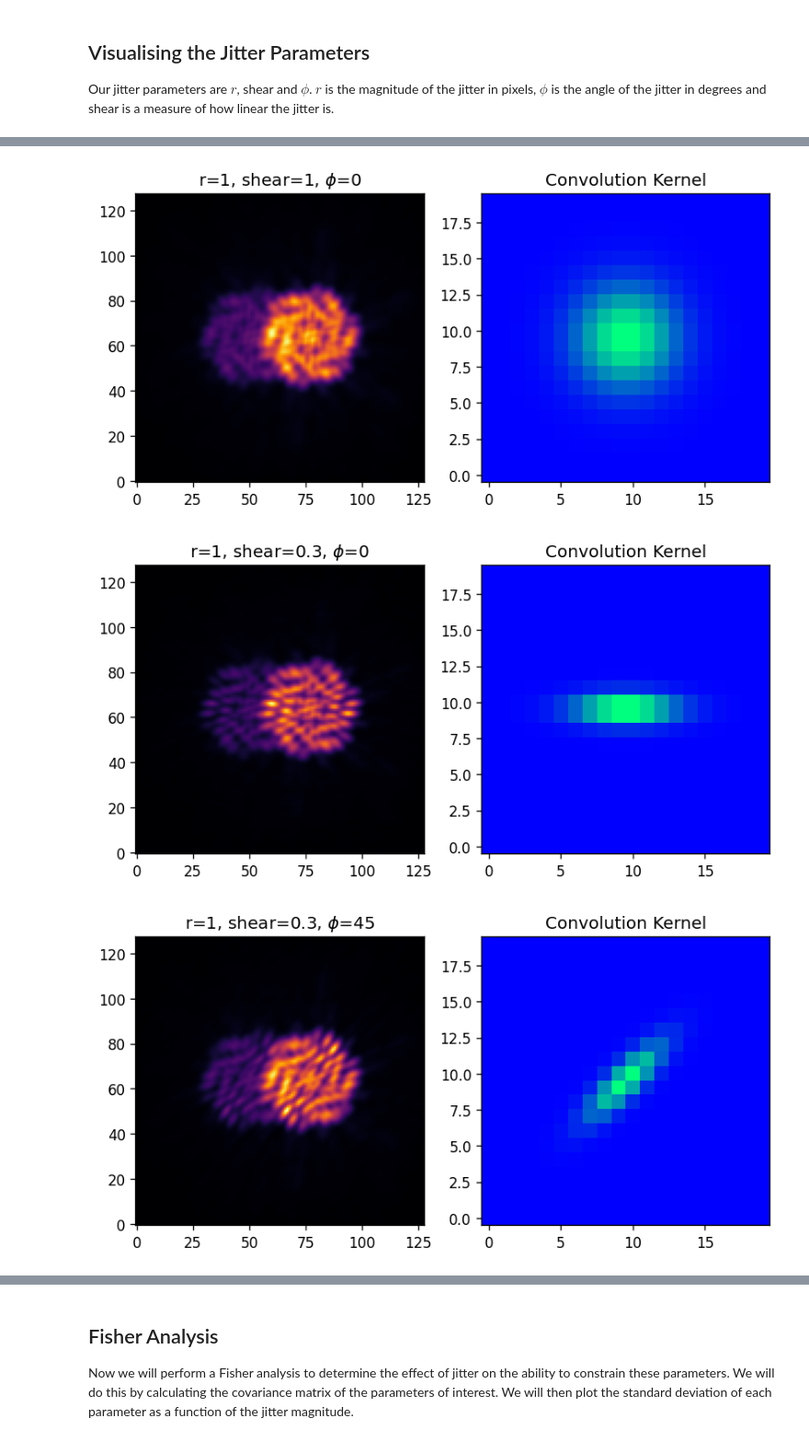
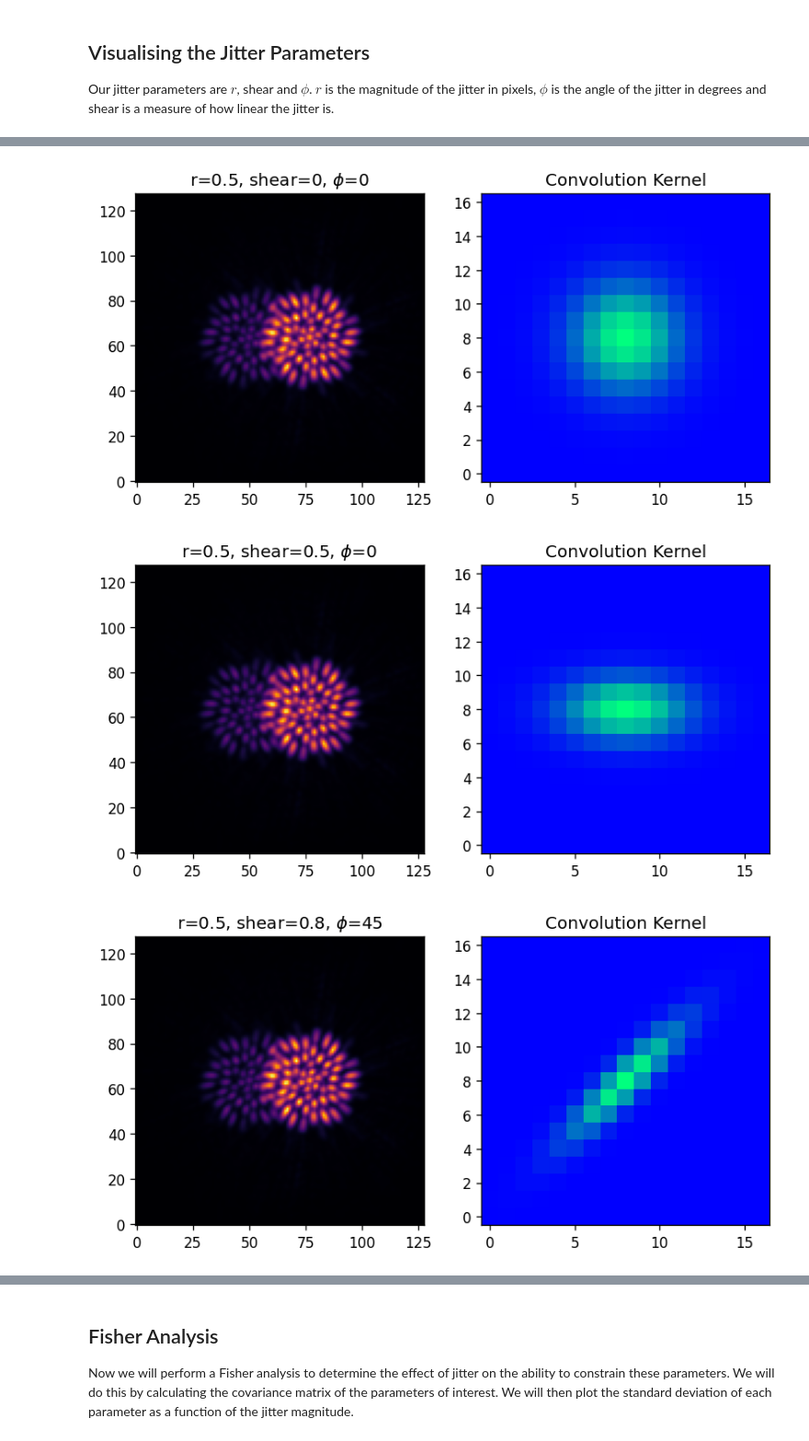
Before and after one commit to maxecharles/toliman-phd, a Jupyter notebook: notebooks/jitter_fisher.ipynb, the cells around one changed output, grey strips where cells are left out. Shown at 92% size. Drawn from its saved outputs; the diff is of its cells as text; code cells hidden in the pictures.

```diff
--- a/notebooks/jitter_fisher.ipynb
+++ b/notebooks/jitter_fisher.ipynb
@@ -35,18 +35,22 @@ Here we build our dLux forwards model with parametric jitter.
 # %%
 pscale = .375  # arcsec/pixel
 det_npix = 128
-oversample = 4
+oversample = 8
+kernel_oversample = 12
 wf_npixels = 512
-kernel_size = 20
-jitter_params = {"r": 7.5e-3, "shear": 1, "phi": 0}
+kernel_size = 17  # odd integer
+jitter_params = {"r": 1e-5, "shear": 0, "phi": 0}
+radial_orders = [2, 3]
 # %%
 src = dlT.AlphaCen()
-osys = dlT.TolimanOptics(wf_npixels=512, psf_pixel_scale=pscale, psf_oversample=oversample, psf_npixels=det_npix*oversample)
 det = dl.LayeredDetector([
-    (ApplyJitter(**jitter_params, kernel_size=kernel_size), 'Jitter'),
+    (ApplyJitter(**jitter_params, kernel_size=kernel_size, kernel_oversample=kernel_oversample), 'Jitter'),
     (dl.IntegerDownsample(oversample), 'Downsample'),
 ])
 
+osys = dlT.TolimanOptics(wf_npixels=512, radial_orders=radial_orders, psf_pixel_scale=pscale, psf_oversample=oversample, psf_npixels=det_npix*oversample)
+osys = osys.divide('aperture.basis', 1e9) # Set basis units to nanometers
+
 telescope = dl.Instrument(sources=src, optics=osys, detector=det)
 # %% [markdown]
 
@@ -63,9 +67,9 @@ def show_jitter_example(instrument, r, shear, phi):
     ax1.set(title='Convolution Kernel')
     plt.show()
 
-show_jitter_example(telescope, 7.5e-3, 1, 0)
-show_jitter_example(telescope, 0.5, 1, 0)
-show_jitter_example(telescope, 1, 1, 0)
-show_jitter_example(telescope, 1, 0.3, 0)
-show_jitter_example(telescope, 1, 0.3, 45)
+show_jitter_example(telescope, 1e-5, 0, 0)
+show_jitter_example(telescope, 0.05, 0, 0)
+show_jitter_example(telescope, 0.5, 0, 0)
+show_jitter_example(telescope, 0.5, 0.5, 0)
+show_jitter_example(telescope, 0.5, 0.8, 45)
 # %% [output]
@@ -74,3 +78,3 @@ show_jitter_example(telescope, 1, 0.3, 45)
-[figure, old version]
+[figure, new version]
-[figure, old version]
+[figure, new version]
-[figure, old version]
+[figure, new version]
```
Also changed, not shown: parts of 8 cells of this notebook, 6 other files.
